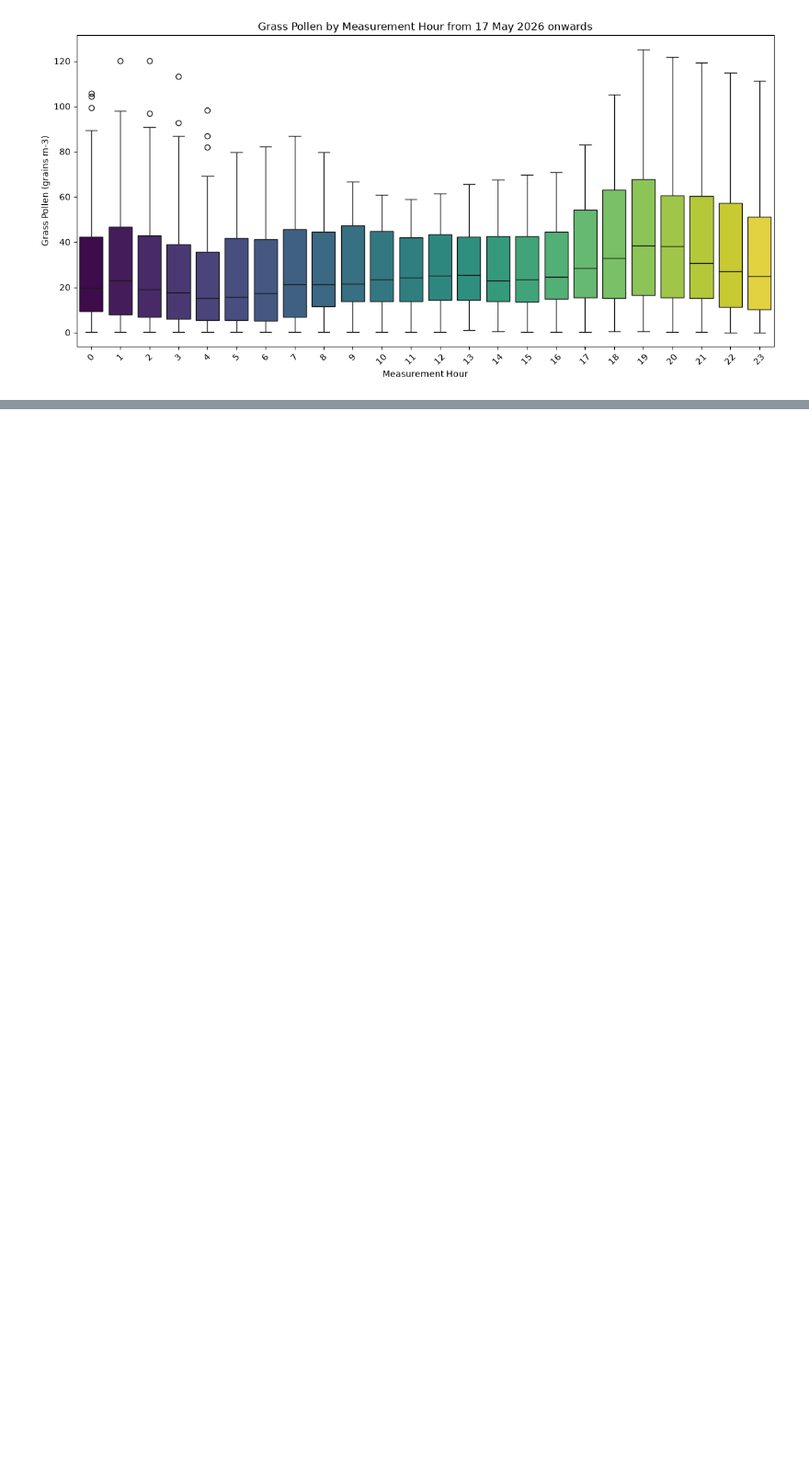
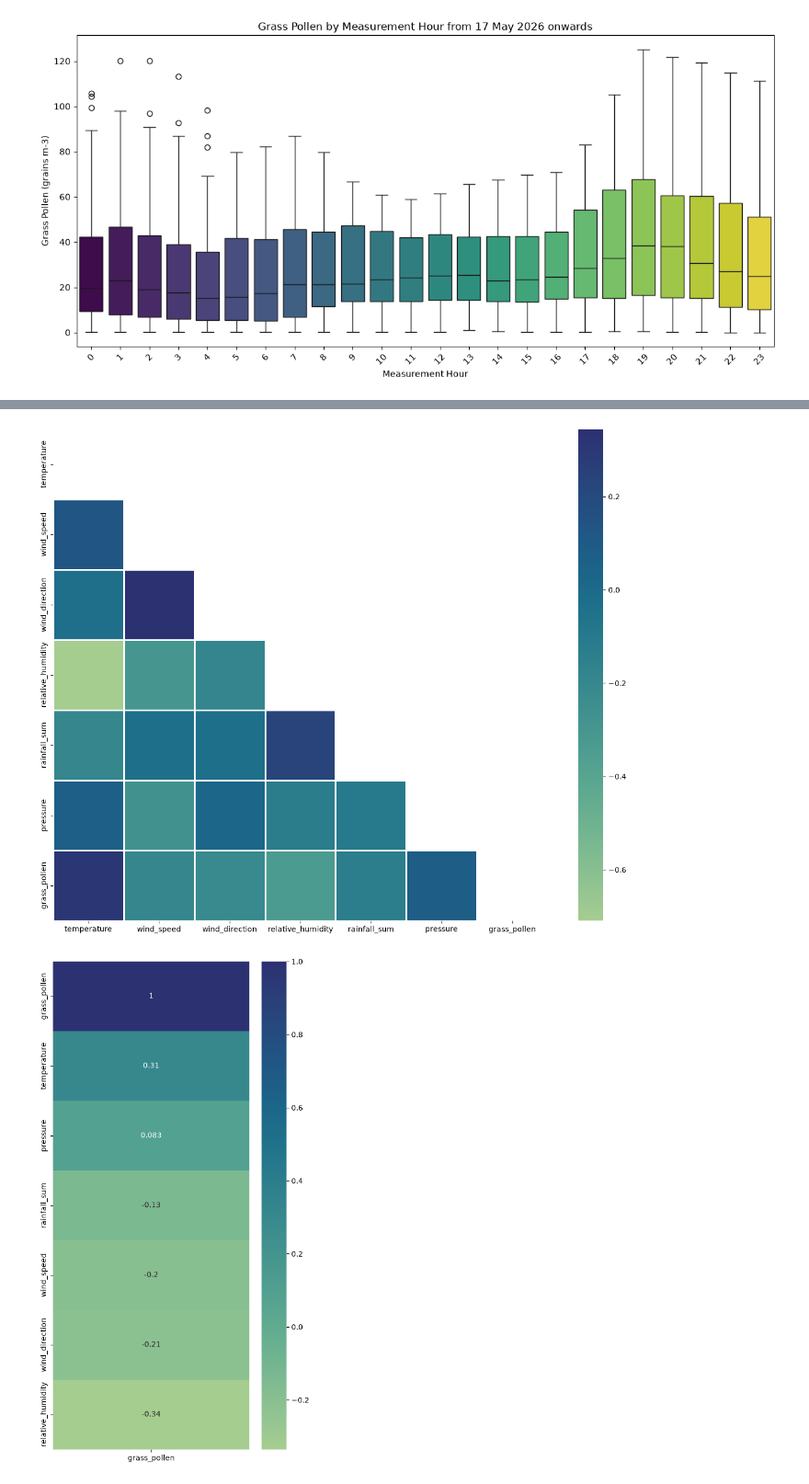
Before and after one commit to esmartty/Aqi_forecast, a Jupyter notebook: polen_analysis.ipynb, the cells around one changed output, grey strips where cells are left out. Shown at 92% size. Saved outputs shown, nothing was run; the diff lists cells and outputs as text; code cells hidden in the pictures; blank space fills up the shorter version.

```diff
--- a/polen_analysis.ipynb
+++ b/polen_analysis.ipynb
@@ -344,0 +358,17 @@ plt.show()
+# %%
+#triangular matrix from 17 May 2026 onwards
+num_cols = df_merged.select_dtypes(['int', 'float']).columns
+corr_data = df_merged_from_date[num_cols]
+
+corr_coef = corr_data.corr()
+plt.figure(figsize=(15, 12))
+matrix = np.triu(corr_coef)
+sns.heatmap(corr_coef,linewidth=.8, mask = matrix, cmap="crest");
+
+plt.figure(figsize=(6,12))
+sns.heatmap(corr_coef[['grass_pollen']].sort_values(by=['grass_pollen'], ascending=False),
+            cmap='crest',
+            annot=True);
+# %% [output]
+[figure, added]
+[figure, added]
```
Also changed, not shown: parts of 1 cell of this notebook.
